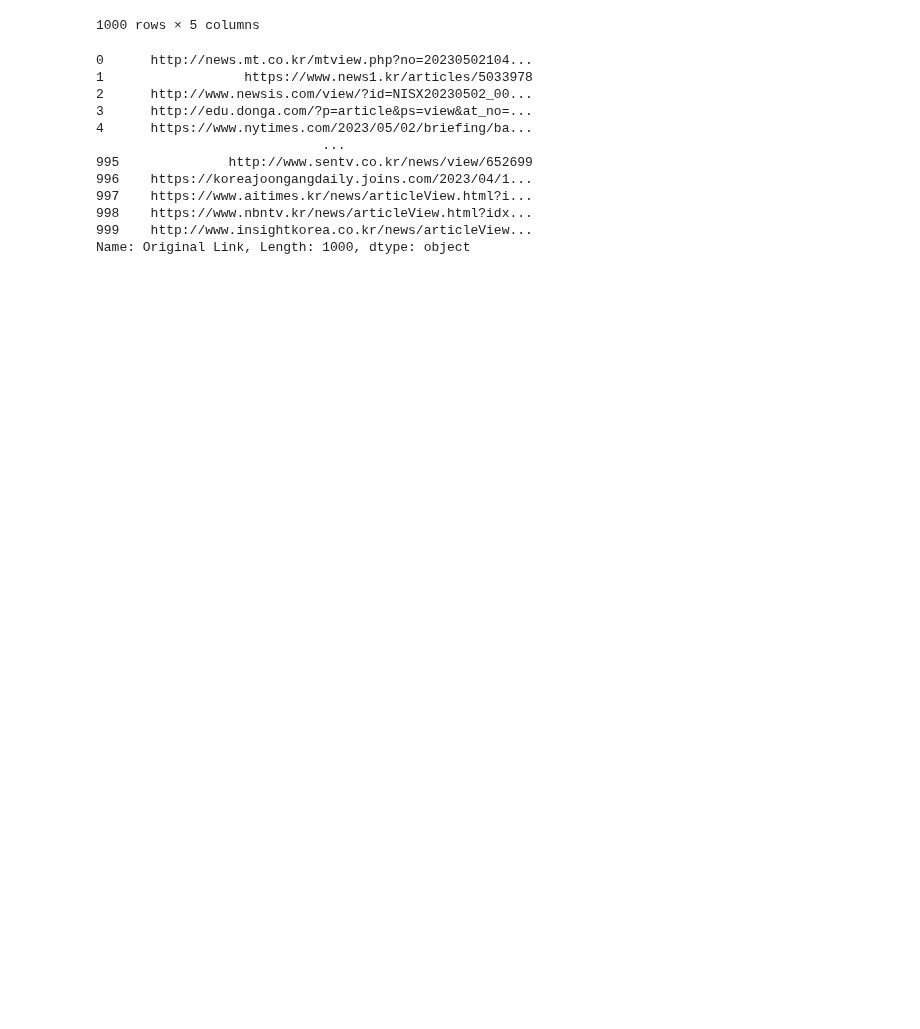
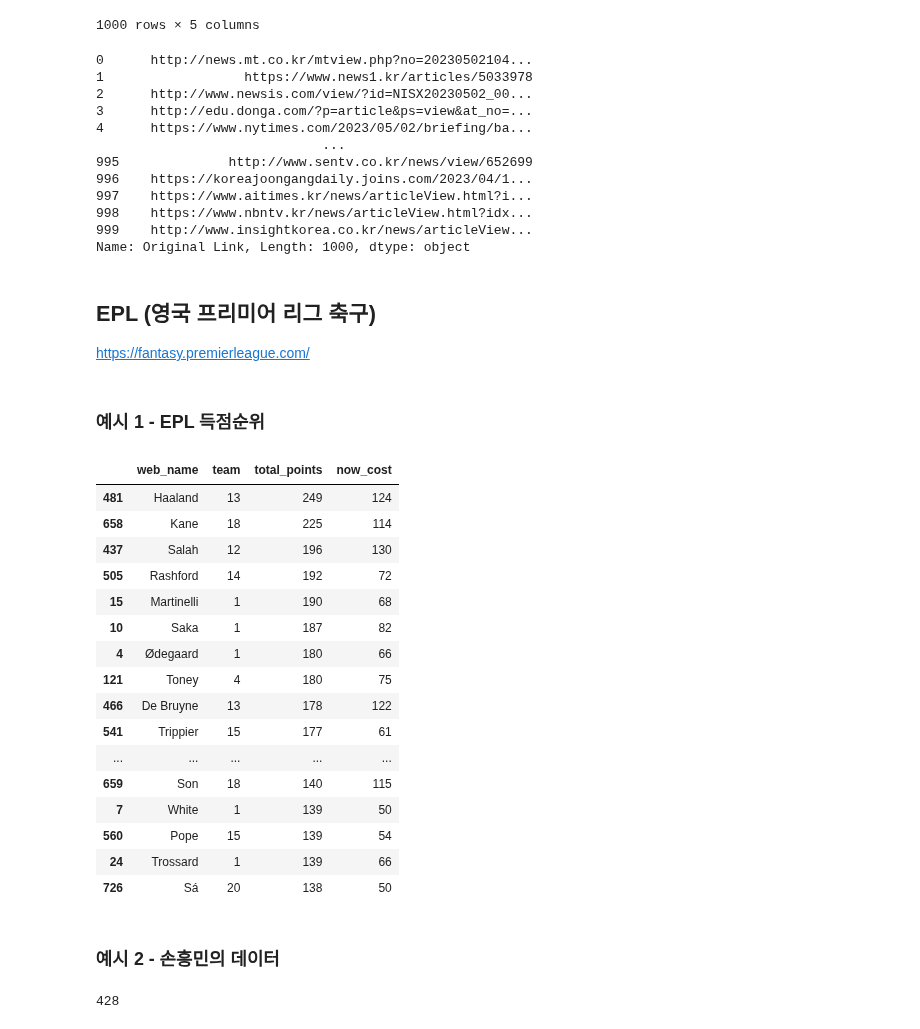
Before and after one commit to ilm52626/HKMD1_Complementary, a Jupyter notebook: m2_분석라이브러리/data_aquisition/API_revised.ipynb, the cells around one changed output. Cells and saved outputs as stored; diff of their text form; code cells hidden in the pictures; blank space fills up the shorter version.

```diff
--- a/m2_분석라이브러리/data_aquisition/API_revised.ipynb
+++ b/m2_분석라이브러리/data_aquisition/API_revised.ipynb
@@ -590,3 +590,65 @@ news_df['Original Link']
 998    https://www.nbntv.kr/news/articleView.html?idx...
 999    http://www.insightkorea.co.kr/news/articleView...
 Name: Original Link, Length: 1000, dtype: object
+# %% [markdown]
+## EPL (영국 프리미어 리그 축구)
+
+https://fantasy.premierleague.com/
+# %% [markdown]
+### 예시 1 - EPL 득점순위
+# %%
+import requests
+import pandas as pd
+
+url = 'https://fantasy.premierleague.com/api/bootstrap-static/'
+response = requests.get(url)
+data = response.json()
+
+# 선수 데이터가 있는 'elements' 키에 접근하여 데이터프레임 생성
+df = pd.DataFrame(data['elements'])
+
+# 득점으로 내림차순 정렬
+df = df.sort_values(by=['total_points'], ascending=False)
+
+# 선수명, 팀명, 득점, 가격 정보만 남기고 제거
+df = df[['web_name', 'team', 'total_points', 'now_cost']]
+
+# 득점 순위 상위 20명만 출력
+df = df.head(20)
+df
+# %% [output]
+|  | web_name | team | total_points | now_cost |
+| 481 | Haaland | 13 | 249 | 124 |
+| 658 | Kane | 18 | 225 | 114 |
+| 437 | Salah | 12 | 196 | 130 |
+| 505 | Rashford | 14 | 192 | 72 |
+| 15 | Martinelli | 1 | 190 | 68 |
+| 10 | Saka | 1 | 187 | 82 |
+| 4 | Ødegaard | 1 | 180 | 66 |
+| 121 | Toney | 4 | 180 | 75 |
+| 466 | De Bruyne | 13 | 178 | 122 |
+| 541 | Trippier | 15 | 177 | 61 |
+| ... | ... | ... | ... | ... |
+| 659 | Son | 18 | 140 | 115 |
+| 7 | White | 1 | 139 | 50 |
+| 560 | Pope | 15 | 139 | 54 |
+| 24 | Trossard | 1 | 139 | 66 |
+| 726 | Sá | 20 | 138 | 50 |
+# %% [markdown]
+### 예시 2 - 손흥민의 데이터
+# %%
+import requests
+
+url = "https://fantasy.premierleague.com/api/bootstrap-static/"
+
+response = requests.get(url)
+data = response.json()
+
+for player in data["elements"]:
+    if player["web_name"] == "Son":
+        player_id = player["id"]
+        break
+
+print(player_id) # 손흥민의 player_id 출력
+# %% [output]
+428
```
Also changed, not shown: parts of 9 cells of this notebook.
